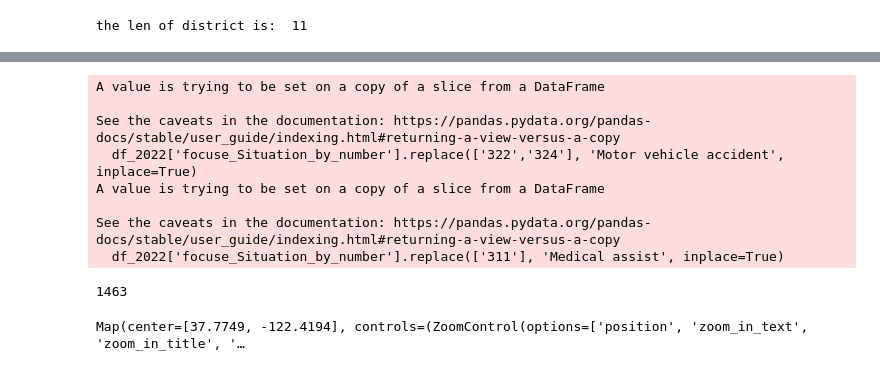
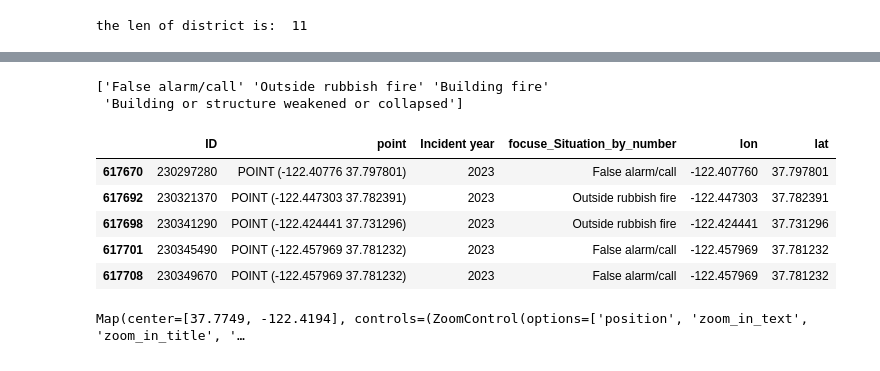
Before and after one commit to Strongside-87/Final_Project, a Jupyter notebook: Final_assigment.ipynb, the cells around one changed output, grey strips where cells are left out. Drawn from its saved outputs; the diff is of its cells as text; code cells hidden in the pictures.

```diff
--- a/Final_assigment.ipynb
+++ b/Final_assigment.ipynb
@@ -174,13 +171,13 @@ from bokeh.io import output_file
 # get a list of the top 10
 top10_situations = top10.index.tolist()
 #print(top10_situations)
-df = df[df['Primary Situation'].isin(top10_situations)]
+dfBokeh = df[df['Primary Situation'].isin(top10_situations)]
 
-Battalion_Primary_Situation = df.groupby(['Primary Situation','Battalion']).size().reset_index(name='count')
+Battalion_Primary_Situation = dfBokeh.groupby(['Primary Situation','Battalion']).size().reset_index(name='count')
 #print(Battalion_Primary_Situation)
 
 # calculate the total count for each Battalion
-Battalion_Primary_counts = df.groupby(['Primary Situation']).size().reset_index(name='total_count')
+Battalion_Primary_counts = dfBokeh.groupby(['Primary Situation']).size().reset_index(name='total_count')
 #print(Battalion_Primary_counts)
 
 # merge the two dataframes to get the total count for each row
@@ -268,33 +258,45 @@ print(ListOfSituation)
 # %%
+
 from shapely import wkt
-df_2022.loc[df_2022['focuse_Situation_by_number'].str.startswith('1'), 'focuse_Situation_by_number'] = 'Fire/explosion'
-df_2022.loc[df_2022['focuse_Situation_by_number'].str.startswith('5'), 'focuse_Situation_by_number'] = 'Public service'
-df_2022.loc[df_2022['focuse_Situation_by_number'].str.startswith('7'), 'focuse_Situation_by_number'] = 'Alarm'
-df_2022['focuse_Situation_by_number'].replace(['322','324'], 'Motor vehicle accident', inplace=True)
-df_2022['focuse_Situation_by_number'].replace(['311'], 'Medical assist', inplace=True)
+# df_2022.loc[df_2022['focuse_Situation_by_number'].str.startswith('1'), 'focuse_Situation_by_number'] = 'Fire/explosion'
+# df_2022.loc[df_2022['focuse_Situation_by_number'].str.startswith('5'), 'focuse_Situation_by_number'] = 'Public service'
+# df_2022.loc[df_2022['focuse_Situation_by_number'].str.startswith('7'), 'focuse_Situation_by_number'] = 'Alarm'
+# df_2022['focuse_Situation_by_number'].replace(['322','324'], 'Motor vehicle accident', inplace=True)
+# df_2022['focuse_Situation_by_number'].replace(['311'], 'Medical assist', inplace=True)
+df_2022 = df_2022[df_2022['focuse_Situation_by_number'].isin(['111', '700', '461','150'])]
+# df_2022['focuse_Situation_by_number'].replace(['700'], 'False alarm/call', inplace=True)
+# df_2022['focuse_Situation_by_number'].replace(['322'], 'Motor vehicle accident with injuries', inplace=True)
+# df_2022['focuse_Situation_by_number'].replace(['311'], 'Medical assist', inplace=True)
+
+df_2022['focuse_Situation_by_number'].replace(['150'], 'Outside rubbish fire', inplace=True)
+df_2022['focuse_Situation_by_number'].replace(['111'], 'Building fire', inplace=True)
+df_2022['focuse_Situation_by_number'].replace(['700'], 'False alarm/call', inplace=True)
+df_2022['focuse_Situation_by_number'].replace(['461'], 'Building or structure weakened or collapsed', inplace=True)
+
+
+
 
 # keep the important coulmn and drop other
 df_2022 = df_2022.loc[:, ['ID', 'point', 'Incident year', 'focuse_Situation_by_number']]
 
 
 df_2022['point'] = df_2022['point'].apply(wkt.loads)
 df_2022['lon'] = df_2022['point'].apply(lambda p: p.x)
 df_2022['lat'] = df_2022['point'].apply(lambda p: p.y)
 
 focuse_Situation = df_2022['focuse_Situation_by_number']
 ListOfSituation = focuse_Situation.unique()
-#print(ListOfSituation)
+print(ListOfSituation)
 
 df_2022.head()
-len(df_2022)
+#len(df_2022)
 # %% [output]
-A value is trying to be set on a copy of a slice from a DataFrame
-
-See the caveats in the documentation: https://pandas.pydata.org/pandas-docs/stable/user_guide/indexing.html#returning-a-view-versus-a-copy
-  df_2022['focuse_Situation_by_number'].replace(['322','324'], 'Motor vehicle accident', inplace=True)
-A value is trying to be set on a copy of a slice from a DataFrame
-
-See the caveats in the documentation: https://pandas.pydata.org/pandas-docs/stable/user_guide/indexing.html#returning-a-view-versus-a-copy
-  df_2022['focuse_Situation_by_number'].replace(['311'], 'Medical assist', inplace=True)
+['False alarm/call' 'Outside rubbish fire' 'Building fire'
+ 'Building or structure weakened or collapsed']
-1463
+|  | ID | point | Incident year | focuse_Situation_by_number | lon | lat |
+| 617670 | 230297280 | POINT (-122.40776 37.797801) | 2023 | False alarm/call | -122.407760 | 37.797801 |
+| 617692 | 230321370 | POINT (-122.447303 37.782391) | 2023 | Outside rubbish fire | -122.447303 | 37.782391 |
+| 617698 | 230341290 | POINT (-122.424441 37.731296) | 2023 | Outside rubbish fire | -122.424441 | 37.731296 |
+| 617701 | 230345490 | POINT (-122.457969 37.781232) | 2023 | False alarm/call | -122.457969 | 37.781232 |
+| 617708 | 230349670 | POINT (-122.457969 37.781232) | 2023 | False alarm/call | -122.457969 | 37.781232 |
 # %%
```
Also changed, not shown: parts of 9 cells of this notebook, 7 other files.
